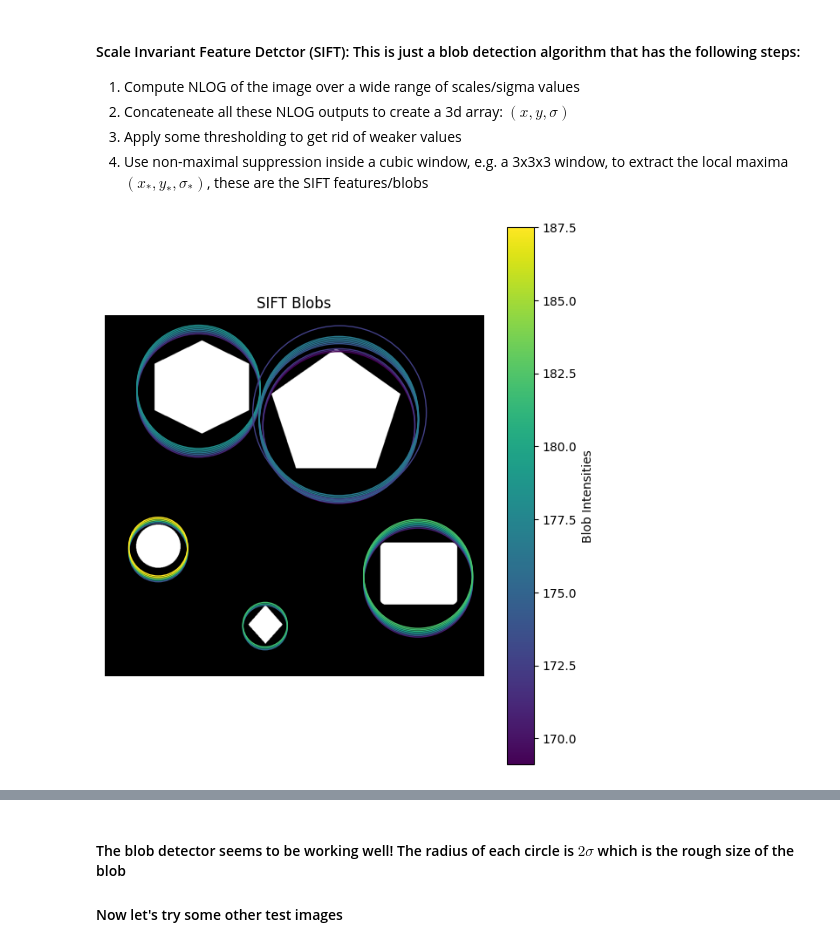
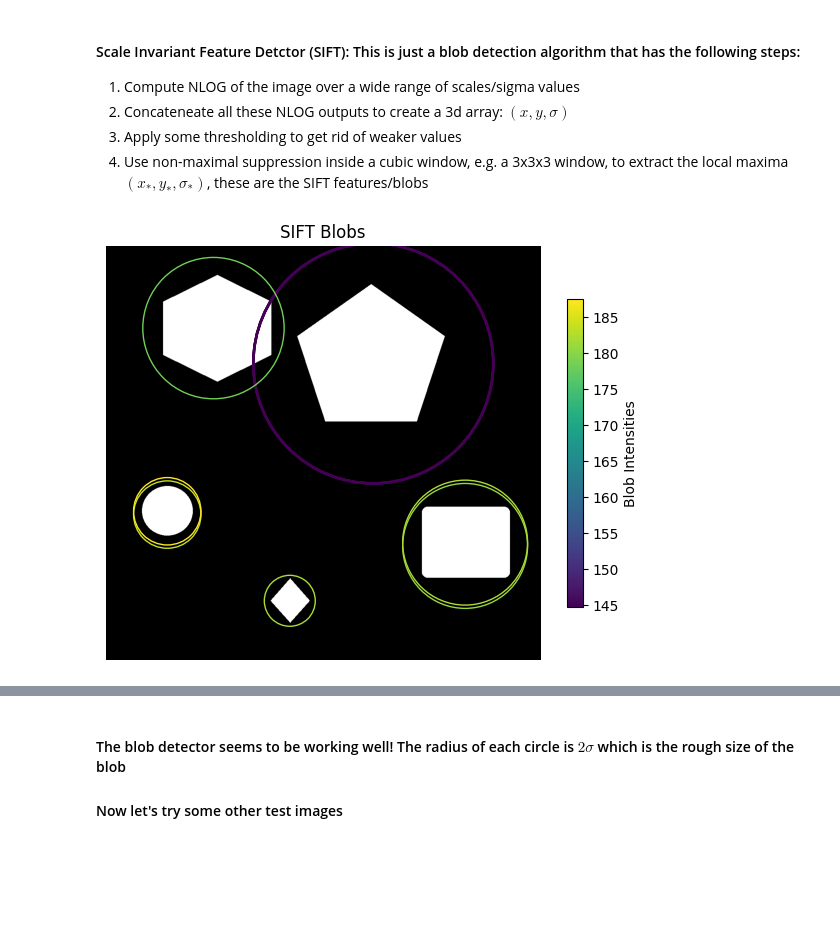
Before and after one commit to tsultan16/Computer_Vision, a Jupyter notebook: feature_detection/blob_detection.ipynb, the cells around one changed output, grey strips where cells are left out. Drawn from its saved outputs; the diff is of its cells as text; code cells hidden in the pictures; blank space fills up the shorter version.

```diff
--- a/feature_detection/blob_detection.ipynb
+++ b/feature_detection/blob_detection.ipynb
@@ -324,8 +344,8 @@ def SIFT_DoG(img, num_scales=30, threshold=0.9, window_size=3, max_blob_size=0.1
 
     return SIFT_blobs
 # %%
-SIFT_blobs = SIFT(img2, window_size=5)
+SIFT_blobs = SIFT(img2, threshold=0.95, window_size=9, num_blobs=20)
 # %% [output]
-[figure, old version]
+[figure, new version]
 # %%
 # using DoG instead
```
Also changed, not shown: parts of 6 cells of this notebook.
